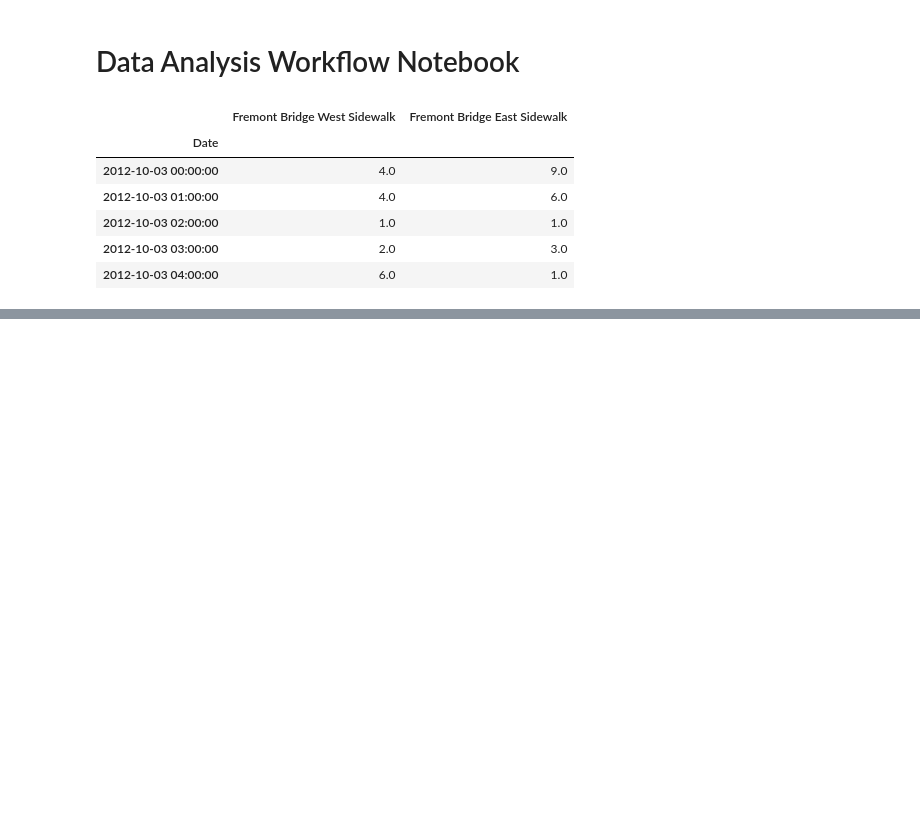
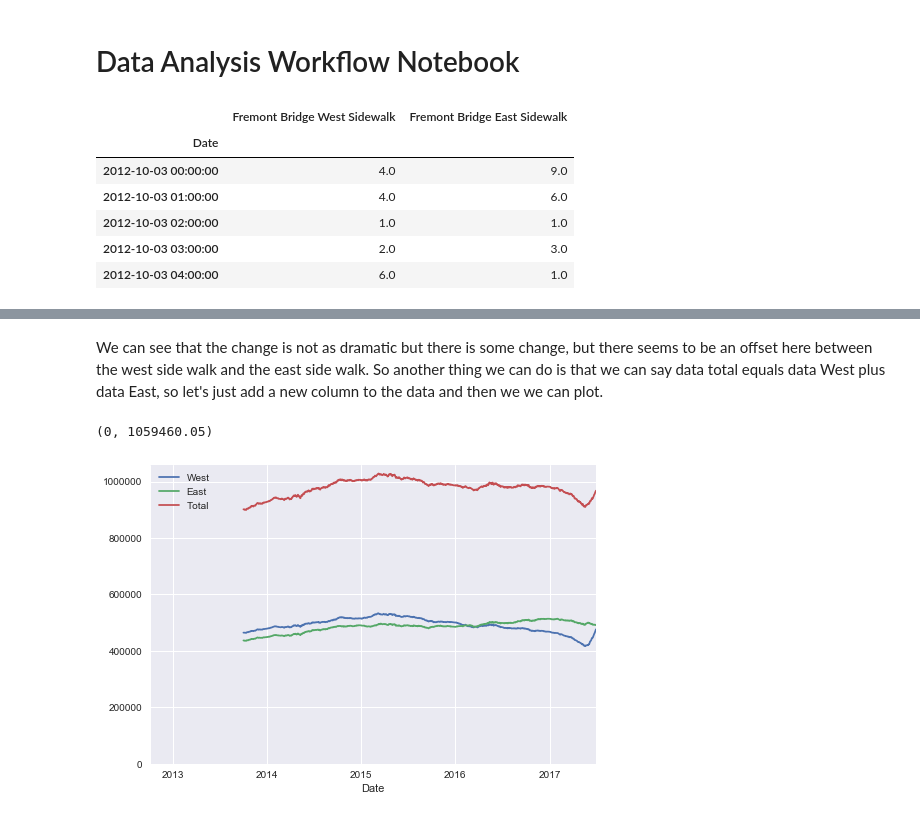
Before and after one commit to shoaibb/Jupyter_Data_Analysis, a Jupyter notebook: Data_Analysis.ipynb, the cells around one changed output, grey strips where cells are left out. Drawn from its saved outputs; the diff is of its cells as text; code cells hidden in the pictures; blank space fills up the shorter version.

```diff
--- a/Data_Analysis.ipynb
+++ b/Data_Analysis.ipynb
@@ -30,0 +70,16 @@ data.resample('W').sum().plot()
+# %% [markdown]
+We can see that the change is not as
+dramatic but there is some change, but
+there seems to be an offset here between
+the west side walk and the east side
+walk. So another thing we can do is that we
+can say data total equals data West plus
+data East, so let's just add a new column to
+the data and then we we can plot.
+# %%
+data['Total'] = data['West'] + data['East']
+ax = data.resample('D').sum().rolling(365).sum().plot()
+ax.set_ylim(0, None)
+# %% [output]
+(0, 1059460.05)
+[figure, added]
```
Also changed, not shown: parts of 22 cells of this notebook.
